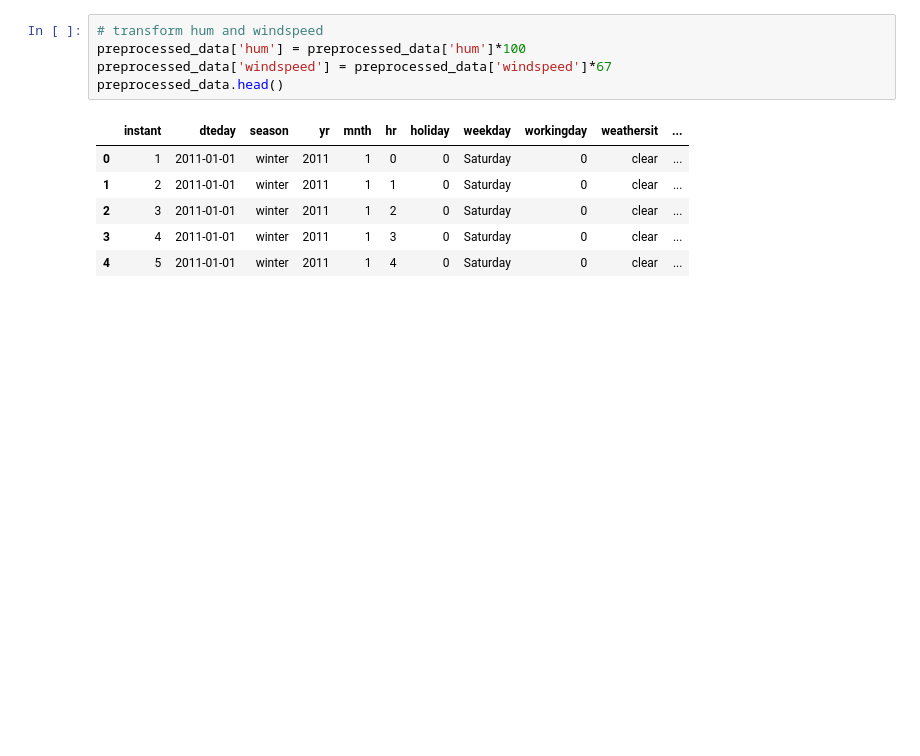
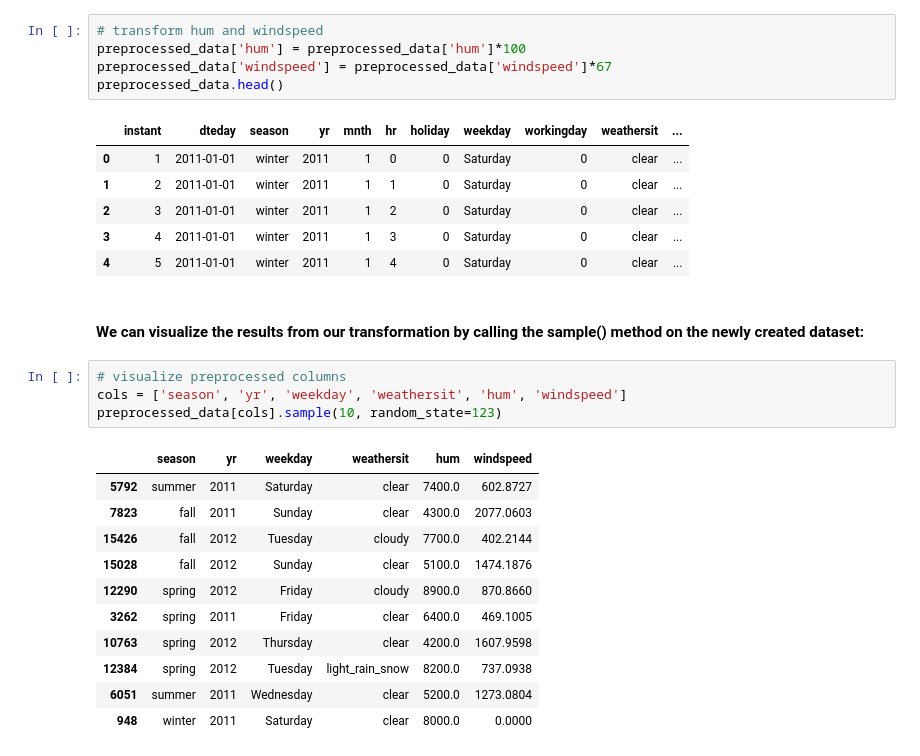
Before and after one commit to masinde70/Stats, a Jupyter notebook: bikeanalysis.ipynb, the cells around one changed output. Cells and saved outputs as stored; diff of their text form; blank space fills up the shorter version.

Commit message:
data transformation processing and mapping

```diff
--- a/bikeanalysis.ipynb
+++ b/bikeanalysis.ipynb
@@ -136,3 +136,21 @@ preprocessed_data.head()
 | 2 | 3 | 2011-01-01 | winter | 2011 | 1 | 2 | 0 | Saturday | 0 | clear | ... |
 | 3 | 4 | 2011-01-01 | winter | 2011 | 1 | 3 | 0 | Saturday | 0 | clear | ... |
 | 4 | 5 | 2011-01-01 | winter | 2011 | 1 | 4 | 0 | Saturday | 0 | clear | ... |
+# %% [markdown]
+#### We can visualize the results from our transformation by calling the sample() method on the newly created dataset:
+# %%
+# visualize preprocessed columns
+cols = ['season', 'yr', 'weekday', 'weathersit', 'hum', 'windspeed']
+preprocessed_data[cols].sample(10, random_state=123)
+# %% [output]
+|  | season | yr | weekday | weathersit | hum | windspeed |
+| 5792 | summer | 2011 | Saturday | clear | 7400.0 | 602.8727 |
+| 7823 | fall | 2011 | Sunday | clear | 4300.0 | 2077.0603 |
+| 15426 | fall | 2012 | Tuesday | cloudy | 7700.0 | 402.2144 |
+| 15028 | fall | 2012 | Sunday | clear | 5100.0 | 1474.1876 |
+| 12290 | spring | 2012 | Friday | cloudy | 8900.0 | 870.8660 |
+| 3262 | spring | 2011 | Friday | clear | 6400.0 | 469.1005 |
+| 10763 | spring | 2012 | Thursday | clear | 4200.0 | 1607.9598 |
+| 12384 | spring | 2012 | Tuesday | light_rain_snow | 8200.0 | 737.0938 |
+| 6051 | summer | 2011 | Wednesday | clear | 5200.0 | 1273.0804 |
+| 948 | winter | 2011 | Saturday | clear | 8000.0 | 0.0000 |
```
